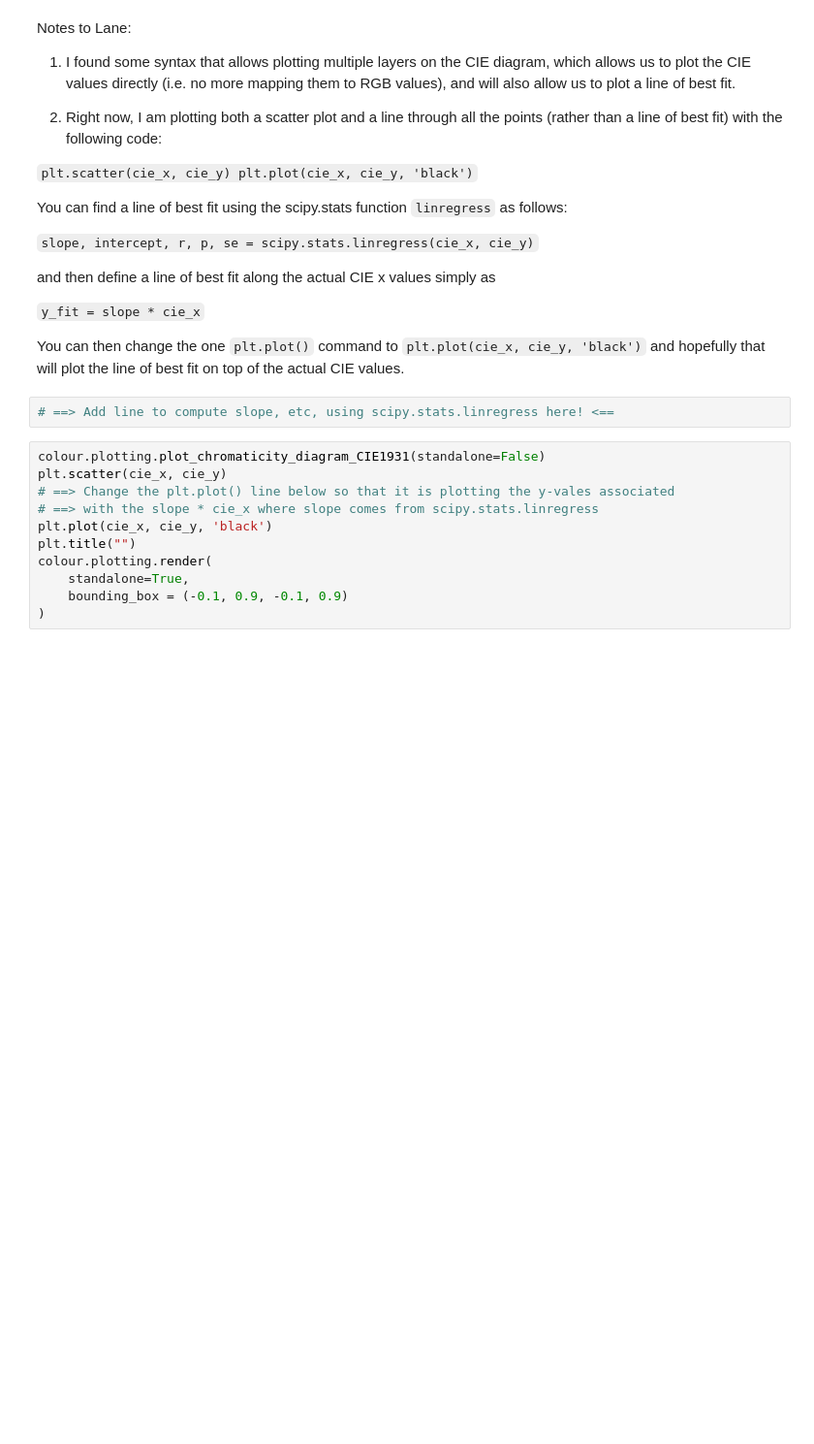
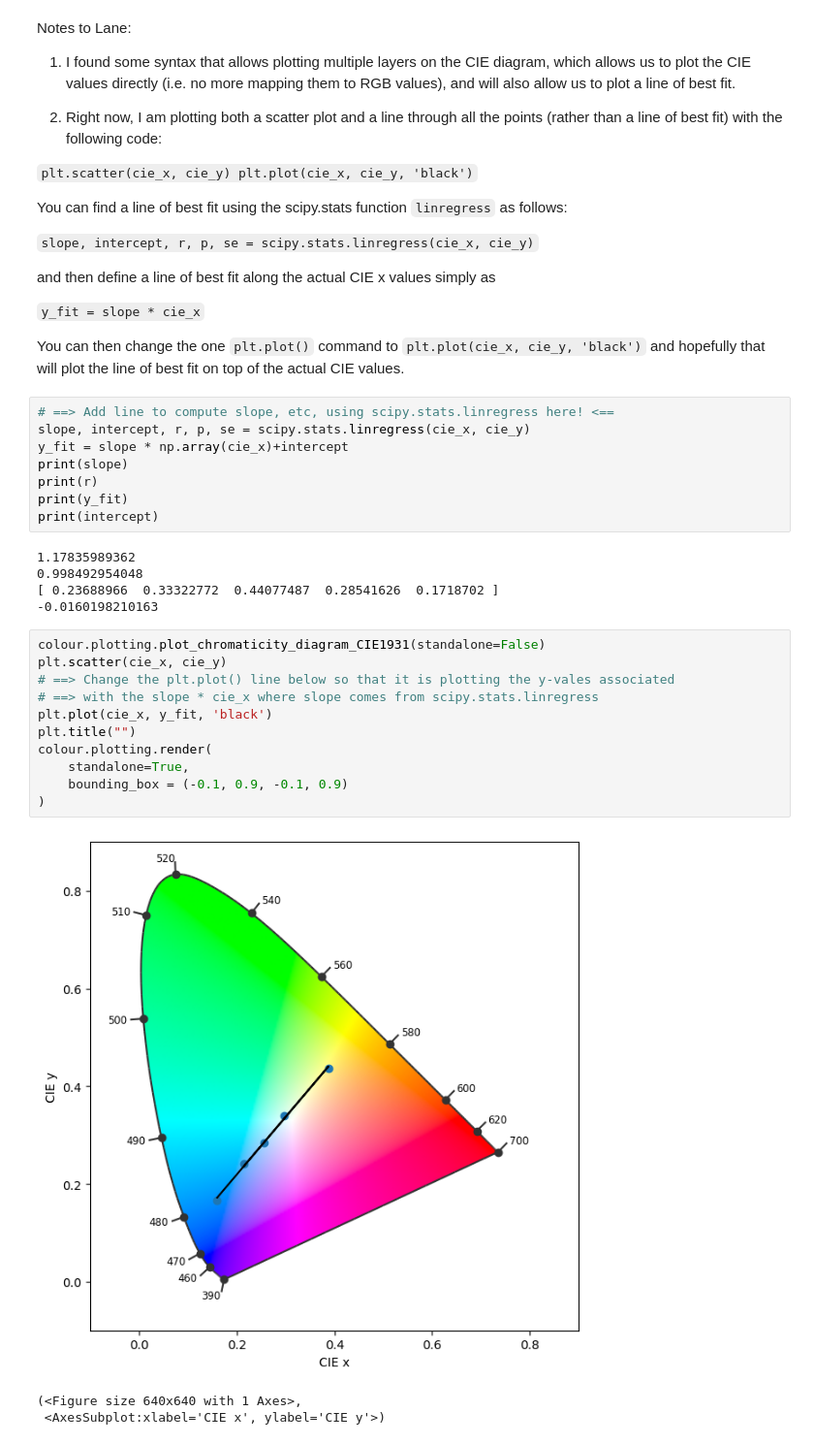
Before and after one commit to FoleyLab/wptherml, a Jupyter notebook: examples/Updated_Meth_and_Butoxy_TTz.ipynb, the cells around one changed output. Shown at 97% size. Saved outputs shown, nothing was run; the diff lists cells and outputs as text; blank space fills up the shorter version.

```diff
--- a/examples/Updated_Meth_and_Butoxy_TTz.ipynb
+++ b/examples/Updated_Meth_and_Butoxy_TTz.ipynb
@@ -68,14 +91,29 @@ You can then change the one `plt.plot()` command to
 and hopefully that will plot the line of best fit on top of the actual CIE values.
 # %%
 # ==> Add line to compute slope, etc, using scipy.stats.linregress here! <==
+slope, intercept, r, p, se = scipy.stats.linregress(cie_x, cie_y)
+y_fit = slope * np.array(cie_x)+intercept
+print(slope)
+print(r)
+print(y_fit)
+print(intercept)
+# %% [output]
+1.17835989362
+0.998492954048
+[ 0.23688966  0.33322772  0.44077487  0.28541626  0.1718702 ]
+-0.0160198210163
 # %%
 colour.plotting.plot_chromaticity_diagram_CIE1931(standalone=False)
 plt.scatter(cie_x, cie_y)
 # ==> Change the plt.plot() line below so that it is plotting the y-vales associated
 # ==> with the slope * cie_x where slope comes from scipy.stats.linregress
-plt.plot(cie_x, cie_y, 'black')
+plt.plot(cie_x, y_fit, 'black')
 plt.title("")
 colour.plotting.render(
     standalone=True,
     bounding_box = (-0.1, 0.9, -0.1, 0.9)
 )
+# %% [output]
+[figure, added]
+(<Figure size 640x640 with 1 Axes>,
+ <AxesSubplot:xlabel='CIE x', ylabel='CIE y'>)
```
Also changed, not shown: parts of 4 cells of this notebook, 3 other files.
